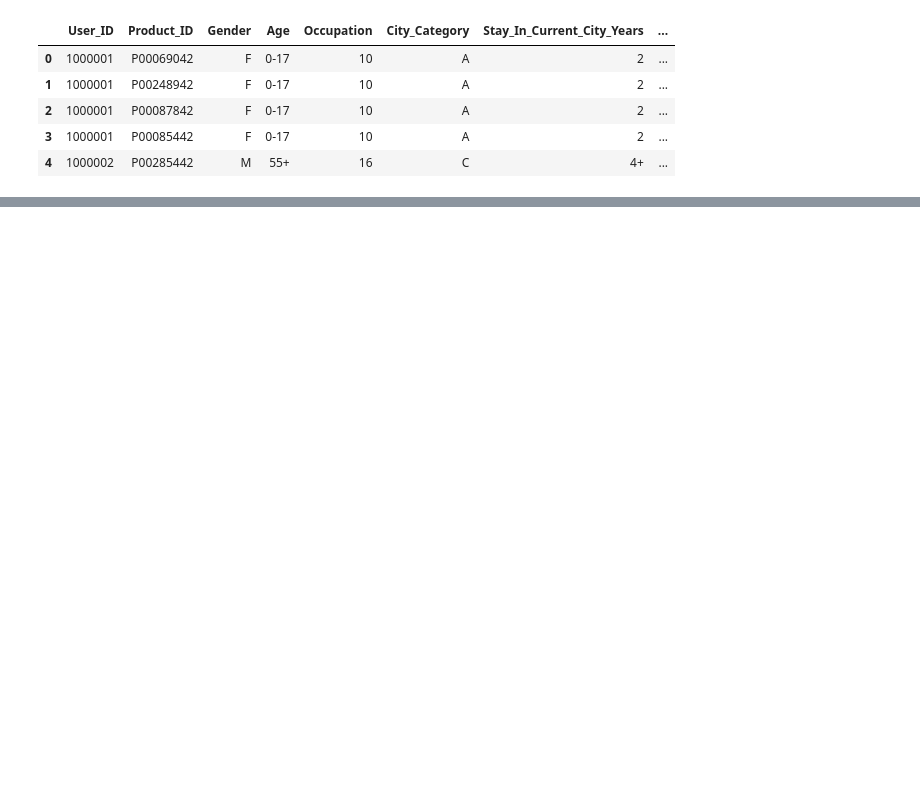
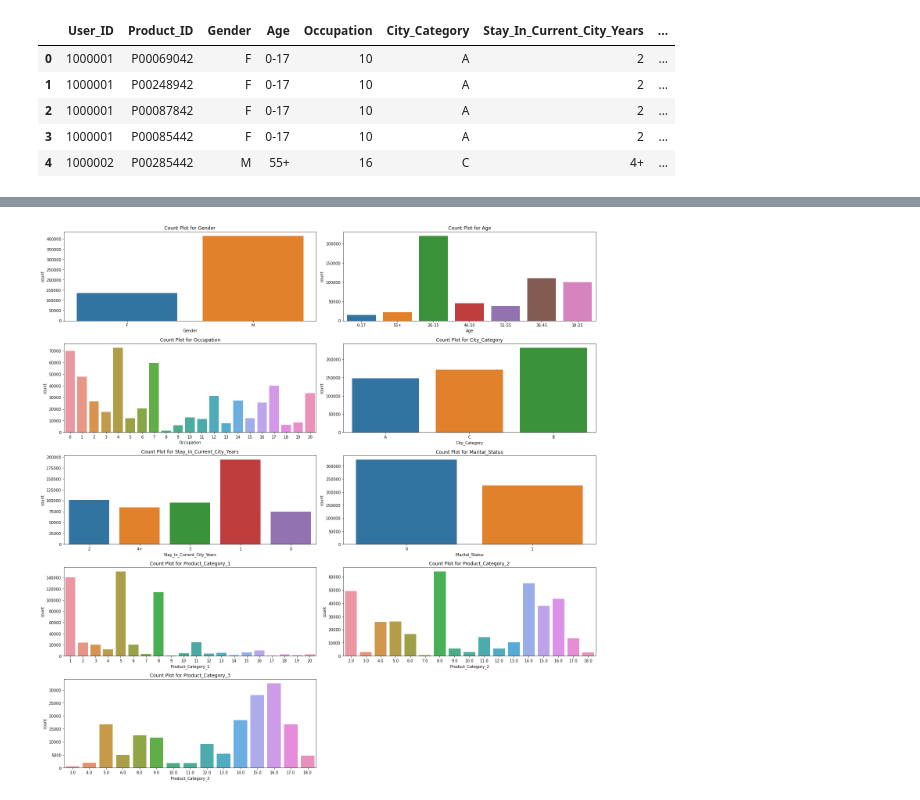
Before and after one commit to 1Anand1/Black_Friday_Sales_Prediction, a Jupyter notebook: black_friday_sales.ipynb, the cells around one changed output, grey strips where cells are left out. Cells and saved outputs as stored; diff of their text form; code cells hidden in the pictures; blank space fills up the shorter version.

Commit message:
Started with basic EDA and plotted countplots using a for loop.

```diff
--- a/black_friday_sales.ipynb
+++ b/black_friday_sales.ipynb
@@ -17,0 +102,27 @@ df.head()
+# %%
+# Identify columns with 25 or fewer unique values for countplots
+countplot_columns=[]
+for each_col in df.columns:
+  if df[each_col].nunique()<=25:
+    countplot_columns.append(each_col)
+# %%
+
+# Setting up a grid for subplots based on the number of selected columns
+n_col=2
+n_rows=((len(countplot_columns)+1)//n_col)
+fig,axes=plt.subplots(ncols=n_col,nrows=n_rows,figsize=(20,20))
+axes=axes.flatten()
+
+# Created a countplot for each selected column and setting a title
+for col_no,each_col in enumerate(countplot_columns):
+  sns.countplot(data=df,x=each_col,ax=axes[col_no])
+  axes[col_no].set_title(f'Count Plot for {each_col}')
+
+# Deleting any unused subplots
+for plot_to_del in range(col_no+1,len(axes)):
+  fig.delaxes(ax=axes[plot_to_del])
+
+plt.tight_layout()
+plt.show()
+# %% [output]
+[figure, added]
```
Also changed, not shown: parts of 10 cells of this notebook.
